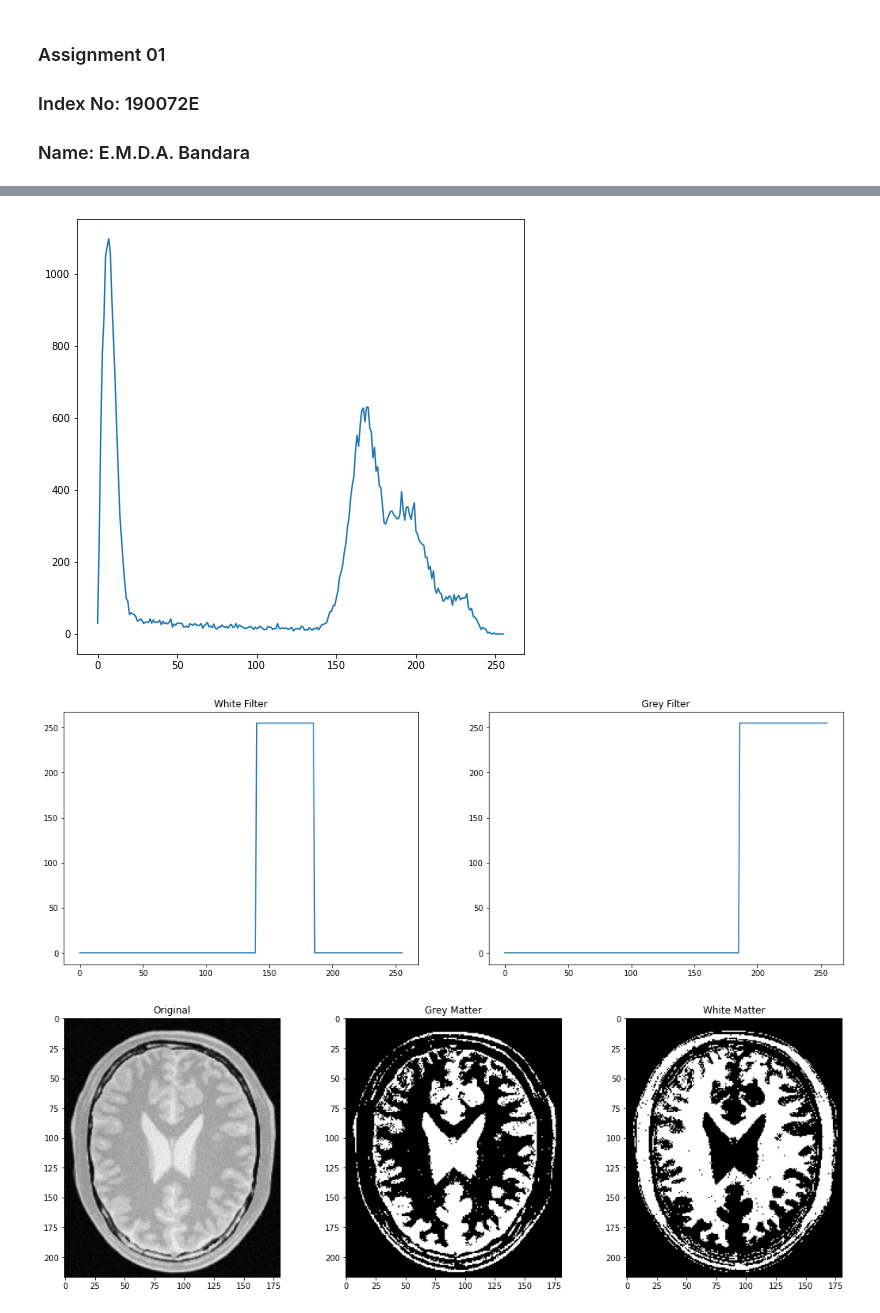
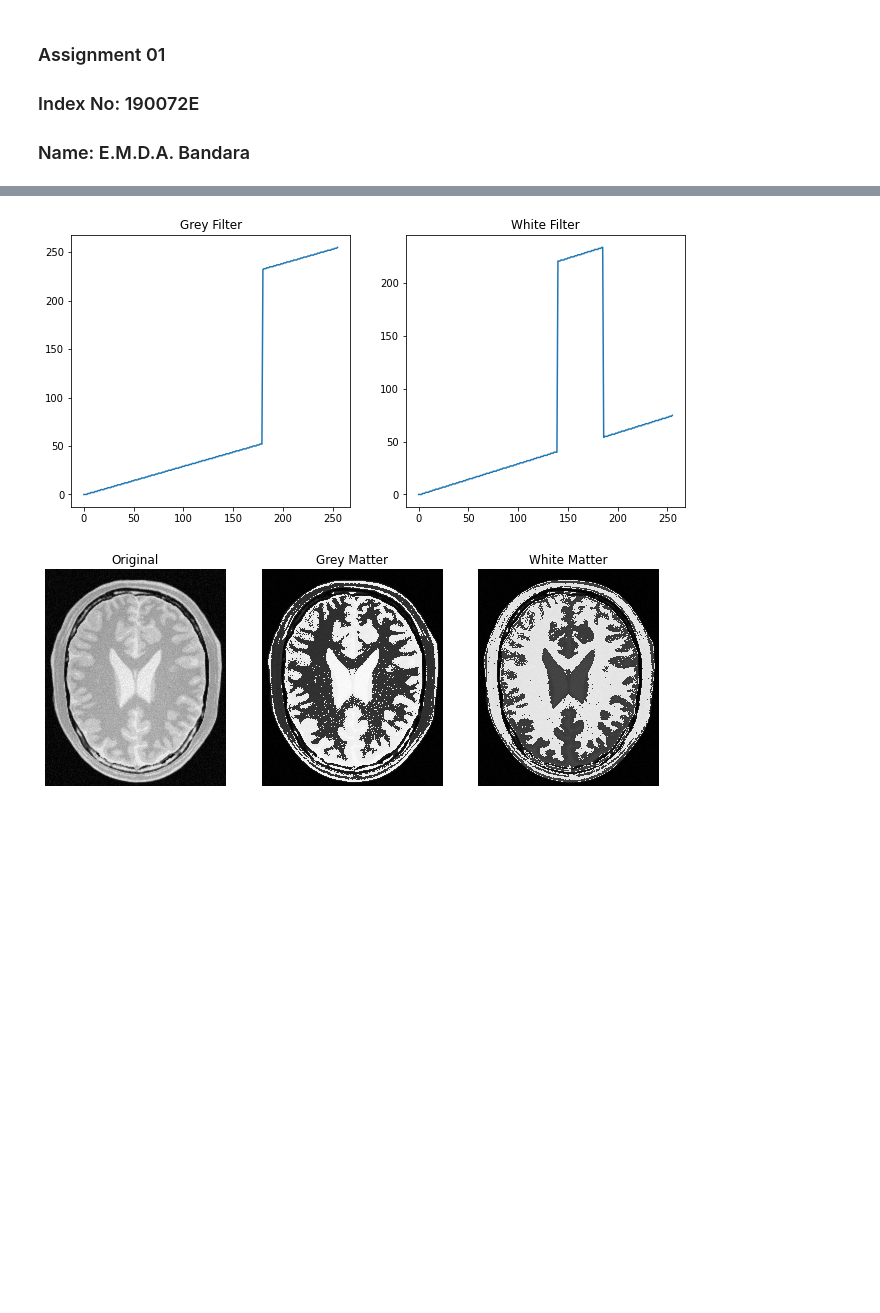
Before and after one commit to Dumindu-Bandara/en2550-fundamentals-of-image-processing-and-machine-vision, a Jupyter notebook: Assignment_1/Assignment_1.ipynb, the cells around one changed output, grey strips where cells are left out. Cells and saved outputs as stored; diff of their text form; code cells hidden in the pictures; blank space fills up the shorter version.

```diff
--- a/Assignment_1/Assignment_1.ipynb
+++ b/Assignment_1/Assignment_1.ipynb
@@ -13,6 +14,7 @@ import matplotlib.pyplot as plt
 img = cv.imread('images/emma_gray.jpg')
 assert img is not None
 
+#Piecewise creation of intensity transformation
 t_1 = np.linspace(0, 50, 50, endpoint= True)
 t_2 = np.linspace(100, 255, 100, endpoint= True)
 t_3 = np.linspace(150, 255, 106, endpoint= True)
@@ -25,9 +27,10 @@ plt.plot(index, t)
 assert len(index) == 256
 assert len(t) == 256
 
-transformed_img = cv.LUT(img, t)
+#Intensity transformation
+transformed_img = cv.LUT(img, t) #Lookup table for intensity transformation
 
-fig, ax = plt.subplots( 1, 2, figsize = (18, 9))
+fig, ax = plt.subplots( 1, 2, figsize = (11, 5))
 ax[0].imshow(img, cmap = 'gray', vmin = 0, vmax = 255)
 ax[0].set_title('Original')
 ax[1].imshow(transformed_img, cmap = 'gray', vmin = 0, vmax = 255)
@@ -42,49 +45,55 @@ plt.show()
 # %%
 #Question 02
 img = cv.imread('images/brain_proton_density_slice.png')
 assert img is not None
 
-hist_f = cv.calcHist([img], [0], None, [256], [0,256])
-fig, ax = plt.subplots(1, 1, figsize=(8,8))
-ax.plot(hist_f)
-
-fig, ax = plt.subplots( 1, 2, figsize = (18, 6))
 index = np.linspace(0, 255, 256, endpoint= True).astype(np.uint8)
 
-grey_1 = np.linspace(0, 0, 186, endpoint= True)
-grey_2 = np.linspace(255, 255, 70, endpoint= True)
+#creating filter to extracy grey matter feature
+gap = 180 #increase in intensity of the relevant intensity values
+grey_1 = np.linspace(0, 0, 180, endpoint= True)
+grey_2 = np.linspace(gap, gap, 76, endpoint= True)
 grey = np.concatenate((grey_1, grey_2), axis = 0).astype(np.uint8)
+linear_transform = np.linspace(0, 255-gap, 256, endpoint=True) #Linear transformation
+grey = grey + linear_transform
+grey = grey.astype(np.uint8)
 
+##creating filter to extracy white matter feature
+gap = 180 #increase in intensity of the relevant intensity values
 white_1 = np.linspace(0, 0, 140, endpoint= True)
-white_2 = np.linspace(255, 255, 46, endpoint= True)
+white_2 = np.linspace(gap, gap, 46, endpoint= True)
 white_3 = np.linspace(0, 0, 70, endpoint= True)
+linear_transform = np.linspace(0, 255-gap, 256, endpoint=True) #Linear transformation
 white = np.concatenate((white_1, white_2, white_3), axis = 0).astype(np.uint8)
+white = white + linear_transform
+white = white.astype(np.uint8)
 
+#Translating according to lookup table
 grey_matter  = cv.LUT(img, grey)
 white_matter = cv.LUT(img, white)
-# white_matter = cv.LUT()
-ax[0].plot(index, white)
-ax[0].set_title('White Filter')
-ax[1].plot(index, grey)
-ax[1].set_title('Grey Filter')
 
-fig, ax = plt.subplots( 1, 3, figsize = (18, 6))
+fig, ax = plt.subplots( 1, 2, figsize = (11, 5))
+ax[0].plot(index, grey)
+ax[0].set_title('Grey Filter')
+ax[1].plot(index, white)
+ax[1].set_title('White Filter')
+
+
+fig, ax = plt.subplots( 1, 3, figsize = (11, 5))
 ax[0].imshow(img, cmap = 'gray', vmin = 0, vmax = 255)
 ax[0].set_title('Original')
 ax[1].imshow(grey_matter, cmap = 'gray', vmin = 0, vmax = 255)
 ax[1].set_title('Grey Matter')
 ax[2].imshow(white_matter, cmap = 'gray', vmin = 0, vmax = 255)
 ax[2].set_title('White Matter')
 
-plt.show()
-
 for i in range(3):
     ax[i].axis('off')
+
 plt.show()
 # %% [output]
-[figure, old version]
+[figure, new version]
-[figure, old version]
+[figure, new version]
-[figure, removed]
 # %%
 #Question 03
 img = cv.imread('images/highlights_and_shadows.jpg')
```
Also changed, not shown: parts of 9 cells of this notebook.
